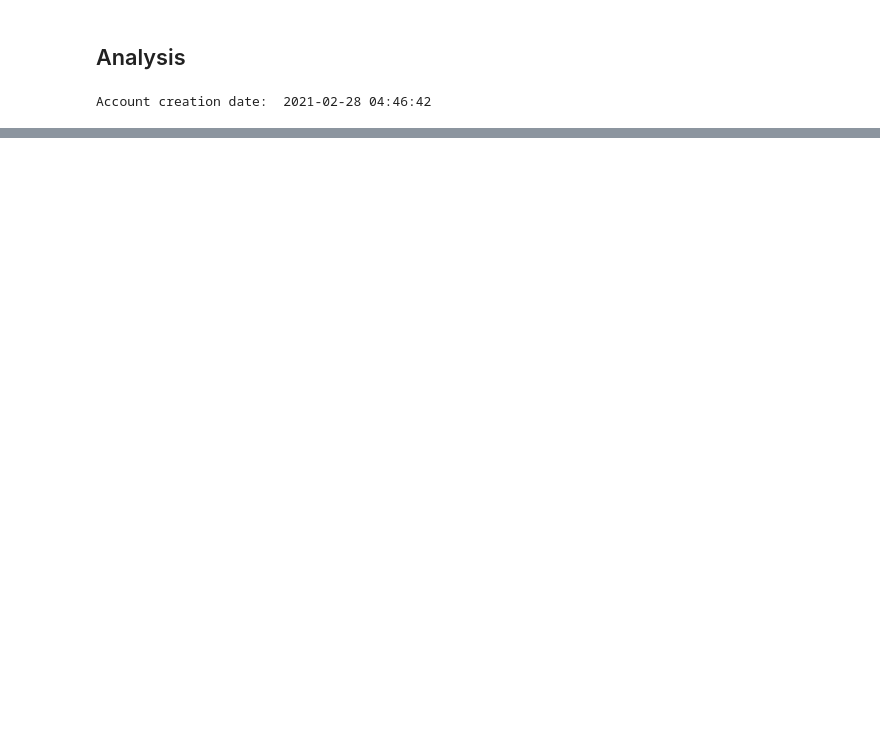
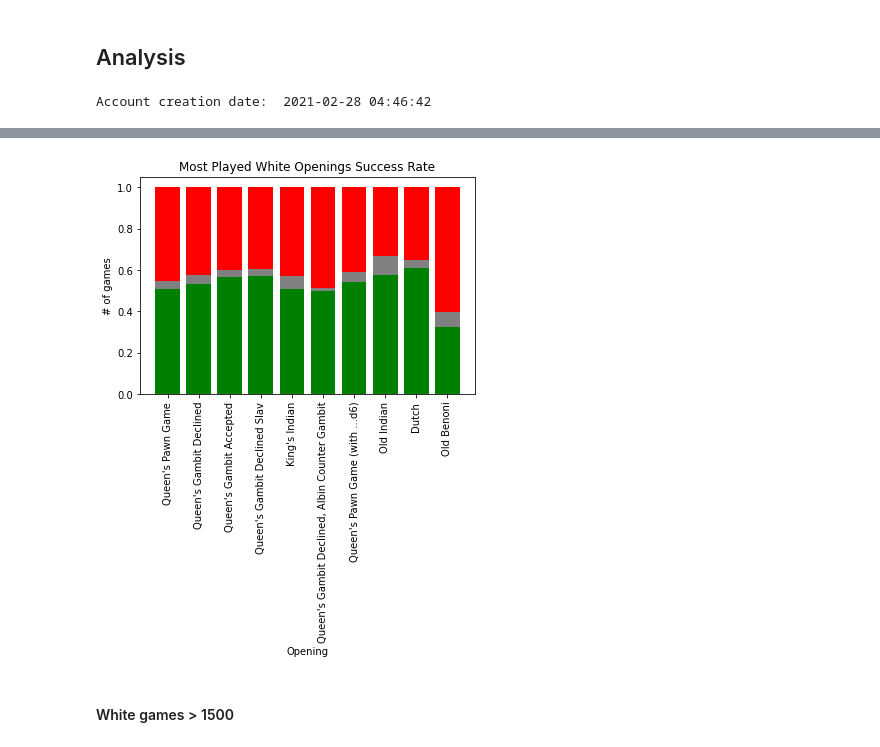
Before and after one commit to ckeaunui/Chess-history, a Jupyter notebook: games_analysis.ipynb, the cells around one changed output, grey strips where cells are left out. Drawn from its saved outputs; the diff is of its cells as text; code cells hidden in the pictures; blank space fills up the shorter version.

```diff
--- a/games_analysis.ipynb
+++ b/games_analysis.ipynb
@@ -246,0 +267,3 @@ loss_conditions = ['resigned', 'abandoned', 'timeout']
+# %%
+# Note: From this point on all questions are focused only on rapid games
+df_rapid = df.query("time_class == 'rapid'")
@@ -264,5 +296,6 @@ w_zipped = w_zipped
 # %%
-x = [label[0] for label in w_zipped[:10]]
-opening_wins = [label[2] for label in w_zipped[:10]]
-opening_draws = [label[3] for label in w_zipped[:10]]
-opening_losses = [label[4] for label in w_zipped[:10]]
+w_zipped = get_opening_success_rates('white', df_rapid)
+w_labels = [label[0] for label in w_zipped[:10]]
+opening_wins = [round(label[2] / (label[2] + label[3] + label[4]), 3) for label in w_zipped[:10]]
+opening_draws = [round(label[3] / (label[2] + label[3] + label[4]), 3) for label in w_zipped[:10]]
+opening_losses = [round(label[4] / (label[2] + label[3] + label[4]), 3) for label in w_zipped[:10]]
@@ -309,0 +316,13 @@ b_zipped = b_zipped
+# %%
+plt.bar(w_labels, opening_wins, color='green')
+plt.bar(w_labels, opening_draws, bottom=opening_wins, color='gray')
+plt.bar(w_labels, opening_losses, bottom=np.add(opening_wins, opening_draws), color='red')
+plt.xlabel('Opening')
+plt.ylabel('# of games')
+plt.title('Most Played White Openings Success Rate')
+plt.xticks(rotation=90)
+plt.show()
+# %% [output]
+[figure, added]
+# %% [markdown]
+#### White games > 1500
```
Also changed, not shown: parts of 70 cells of this notebook.
